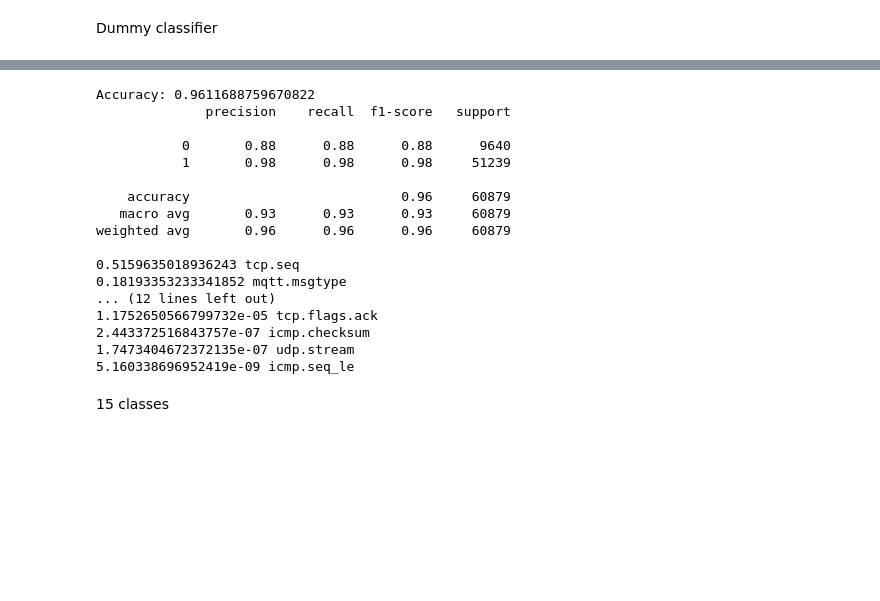
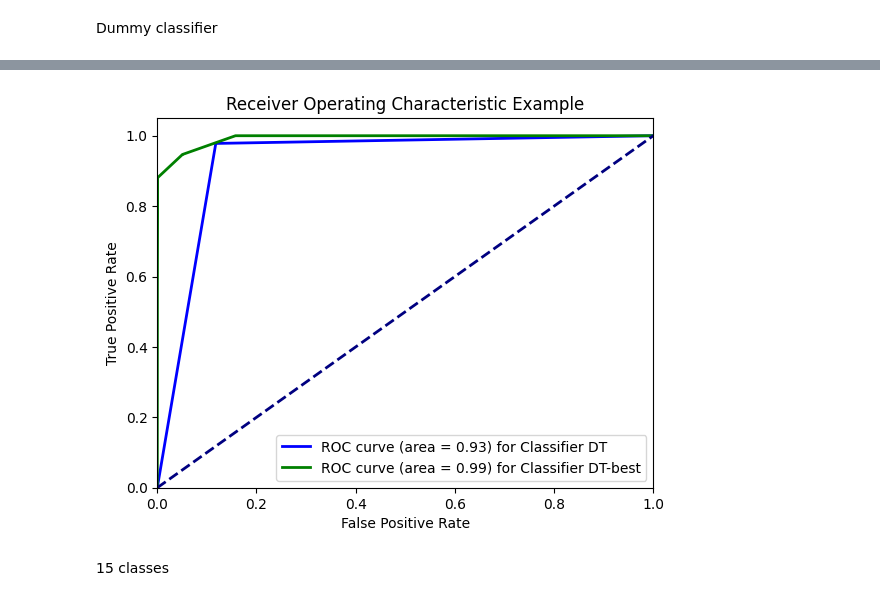
Before and after one commit to pro1710/ids, a Jupyter notebook: ds_analysis.ipynb, the cells around one changed output, grey strips where cells are left out. Drawn from its saved outputs; the diff is of its cells as text; code cells hidden in the pictures; blank space fills up the shorter version.

```diff
--- a/ds_analysis.ipynb
+++ b/ds_analysis.ipynb
@@ -60,5 +64,5 @@ def dataset_split(target):
 # %%
-X_train, X_test, y_train, y_test = dataset_split(target_label_2_class)
+X_train, X_test, y_train, y_test = dataset_split(df, target_label_2_class)
 
 print(f'X_train: {X_train.shape}, y_train: {y_train.shape}')
 print(f'X_test: {X_test.shape}, y_test: {y_test.shape}')
@@ -142,0 +155,13 @@ weighted avg       0.71      0.84      0.77     60879
+# %%
+from sklearn.model_selection import GridSearchCV
+
+cls = DecisionTreeClassifier(random_state=SEED)
+tree_param = {'criterion':['gini','entropy', 'log_loss'],
+              'max_depth':[4,5,6,7,8,16,32,48,64,80,96,124,148]}
+
+grid_search = GridSearchCV(cls, tree_param, verbose=3)
+
+grid_search.fit(X_train, y_train)
+
+print(grid_search.best_params_)
+print(grid_search.best_score_)
@@ -142,0 +189,9 @@ weighted avg       0.71      0.84      0.77     60879
+# %%
+# dt_best = grid_search.best_estimator_
+dt_best = DecisionTreeClassifier(criterion='entropy', max_depth=8, random_state=SEED)
+dt_best.fit(X_train, y_train)
+
+y_train_predict = dt_best.predict(X_train)
+y_test_predict = dt_best.predict(X_test)
+
+report(y_train, y_train_predict, y_test, y_test_predict)
@@ -143,32 +218,37 @@ weighted avg       0.71      0.84      0.77     60879
+# %%
+y_dt_score = dt_cls.predict_proba(X_test)[:, 1]
+y_dt_best_score = dt_best.predict_proba(X_test)[:, 1]
+
+fpr1, tpr1, _ = roc_curve(y_test, y_dt_score)
+roc_auc1 = auc(fpr1, tpr1)
+
+fpr2, tpr2, _ = roc_curve(y_test, y_dt_best_score)
+roc_auc2 = auc(fpr2, tpr2)
+# %%
+plt.figure()
+plt.plot(fpr1, tpr1, color='blue', lw=2, label='ROC curve (area = %0.2f) for Classifier DT' % roc_auc1)
+plt.plot(fpr2, tpr2, color='green', lw=2, label='ROC curve (area = %0.2f) for Classifier DT-best' % roc_auc2)
+plt.plot([0, 1], [0, 1], color='navy', lw=2, linestyle='--')
+plt.xlim([0.0, 1.0])
+plt.ylim([0.0, 1.05])
+plt.xlabel('False Positive Rate')
+plt.ylabel('True Positive Rate')
+plt.title('Receiver Operating Characteristic Example')
+plt.legend(loc="lower right")
+plt.show()
+# %% [output]
+[figure, added]
 # %%
 
 
-predicted = clf.predict(X_test)
-accuracy = accuracy_score(predicted, Y_test)
-print(f'Accuracy: {accuracy}')
+# predicted = clf.predict(X_test)
+# accuracy = accuracy_score(predicted, Y_test)
+# print(f'Accuracy: {accuracy}')
 
-print(classification_report(Y_test, predicted))
+# print(classification_report(Y_test, predicted))
 
-for imp, col in sorted(list(zip(clf.feature_importances_, X_train.columns)), reverse=True):
-    if imp > 0:
-        print(imp, col)
+# for imp, col in sorted(list(zip(clf.feature_importances_, X_train.columns)), reverse=True):
+#     if imp > 0:
+#         print(imp, col)
-# %% [output]
-Accuracy: 0.9611688759670822
-              precision    recall  f1-score   support
-
-           0       0.88      0.88      0.88      9640
-           1       0.98      0.98      0.98     51239
-
-    accuracy                           0.96     60879
-   macro avg       0.93      0.93      0.93     60879
-weighted avg       0.96      0.96      0.96     60879
-
-0.5159635018936243 tcp.seq
-0.18193353233341852 mqtt.msgtype
-... (12 lines left out)
-1.1752650566799732e-05 tcp.flags.ack
-2.443372516843757e-07 icmp.checksum
-1.7473404672372135e-07 udp.stream
-5.160338696952419e-09 icmp.seq_le
 # %% [markdown]
 15 classes
```
Also changed, not shown: parts of 24 cells of this notebook.
